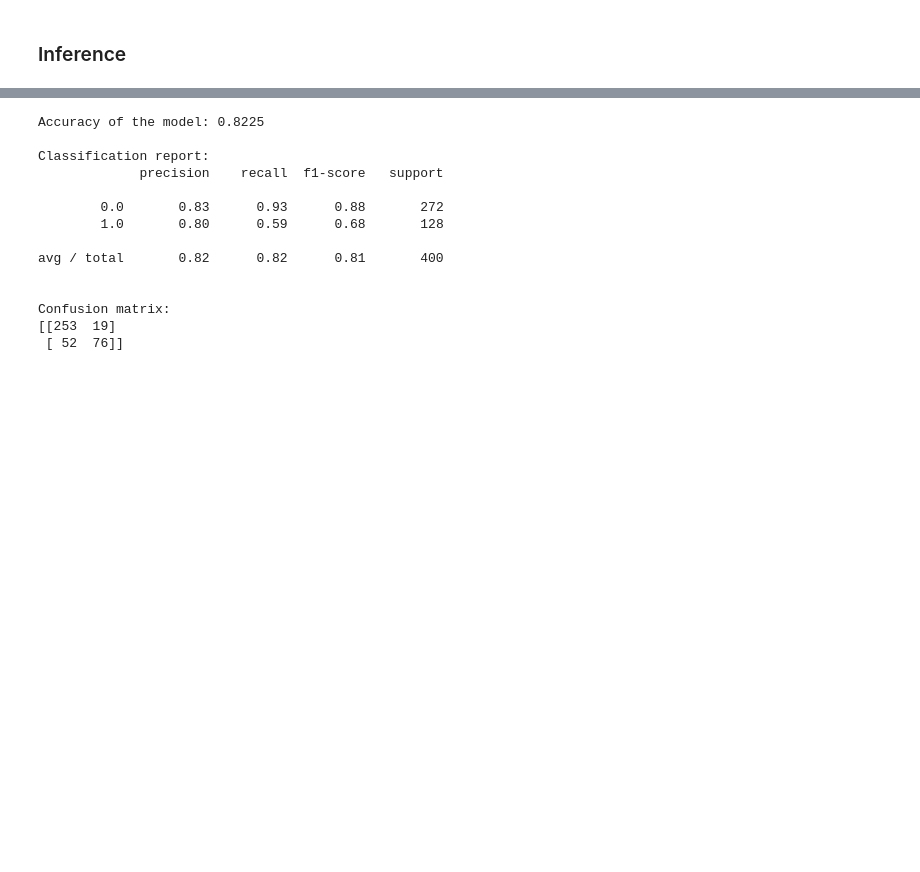
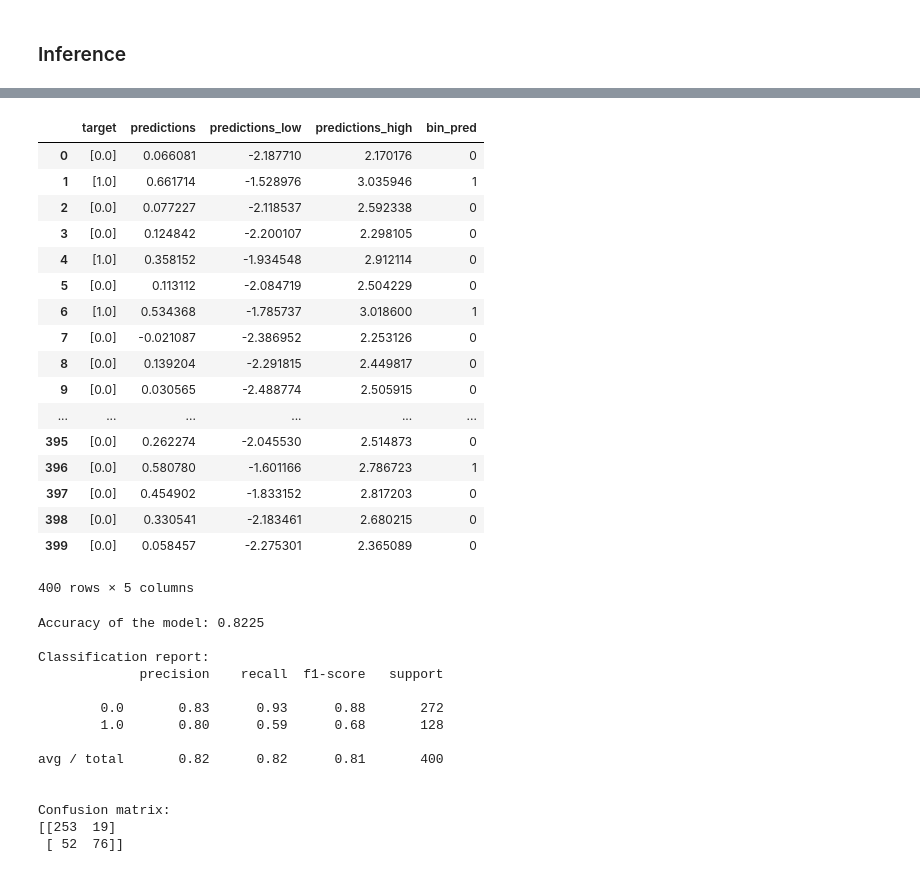
Before and after one commit to msahamed/earthquake_physics_bayesian_nn, a Jupyter notebook: Baysian_neural_network.ipynb, the cells around one changed output, grey strips where cells are left out. Cells and saved outputs as stored; diff of their text form; code cells hidden in the pictures; blank space fills up the shorter version.

```diff
--- a/Baysian_neural_network.ipynb
+++ b/Baysian_neural_network.ipynb
@@ -251,14 +251,40 @@ Took 2315 secs.
+# %%
+results = pd.DataFrame()
+results['target'] = list(ytest)
 # %%
-predictions = posteriorsamples.mean()
-predictions_low = posteriorsamples.quantile(0.01)
-predictions_high = posteriorsamples.quantile(0.99)
+results['predictions'] = posteriorsamples.mean()
+results['predictions_low'] = posteriorsamples.quantile(0.01)
+results['predictions_high'] = posteriorsamples.quantile(0.99)
 # %%
 ypred = []
-for pred in predictions:
+for pred in results['predictions']:
     if pred > 0.5:
         ypred.append(1)
     else:
         ypred.append(0)
+# %%
+results['bin_pred'] = ypred
+# %%
+results
+# %% [output]
+|  | target | predictions | predictions_low | predictions_high | bin_pred |
+| 0 | [0.0] | 0.066081 | -2.187710 | 2.170176 | 0 |
+| 1 | [1.0] | 0.661714 | -1.528976 | 3.035946 | 1 |
+| 2 | [0.0] | 0.077227 | -2.118537 | 2.592338 | 0 |
+| 3 | [0.0] | 0.124842 | -2.200107 | 2.298105 | 0 |
+| 4 | [1.0] | 0.358152 | -1.934548 | 2.912114 | 0 |
+| 5 | [0.0] | 0.113112 | -2.084719 | 2.504229 | 0 |
+| 6 | [1.0] | 0.534368 | -1.785737 | 3.018600 | 1 |
+| 7 | [0.0] | -0.021087 | -2.386952 | 2.253126 | 0 |
+| 8 | [0.0] | 0.139204 | -2.291815 | 2.449817 | 0 |
+| 9 | [0.0] | 0.030565 | -2.488774 | 2.505915 | 0 |
+| ... | ... | ... | ... | ... | ... |
+| 395 | [0.0] | 0.262274 | -2.045530 | 2.514873 | 0 |
+| 396 | [0.0] | 0.580780 | -1.601166 | 2.786723 | 1 |
+| 397 | [0.0] | 0.454902 | -1.833152 | 2.817203 | 0 |
+| 398 | [0.0] | 0.330541 | -2.183461 | 2.680215 | 0 |
+| 399 | [0.0] | 0.058457 | -2.275301 | 2.365089 | 0 |
+400 rows × 5 columns
 # %%
 from sklearn.metrics import accuracy_score, classification_report, confusion_matrix
 # %%
```
Also changed, not shown: parts of 4 cells of this notebook.
